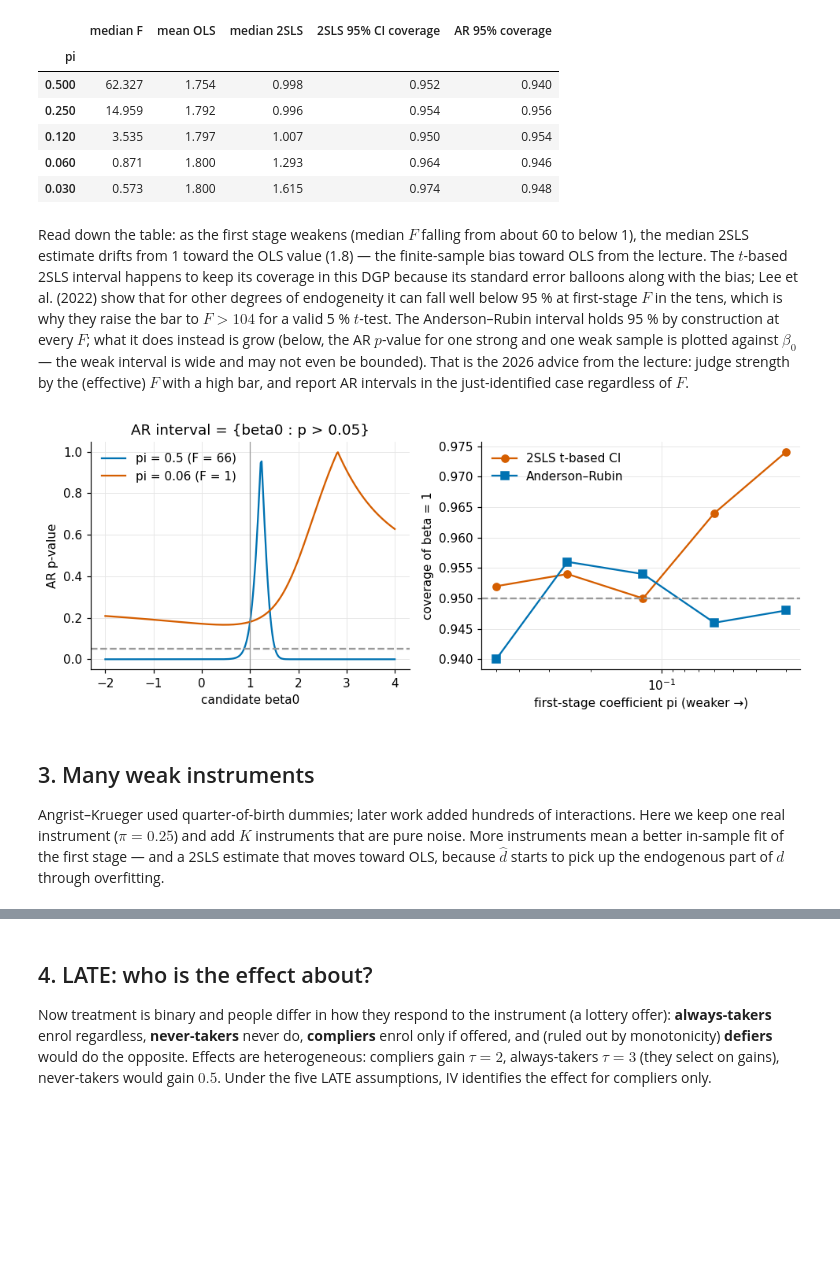
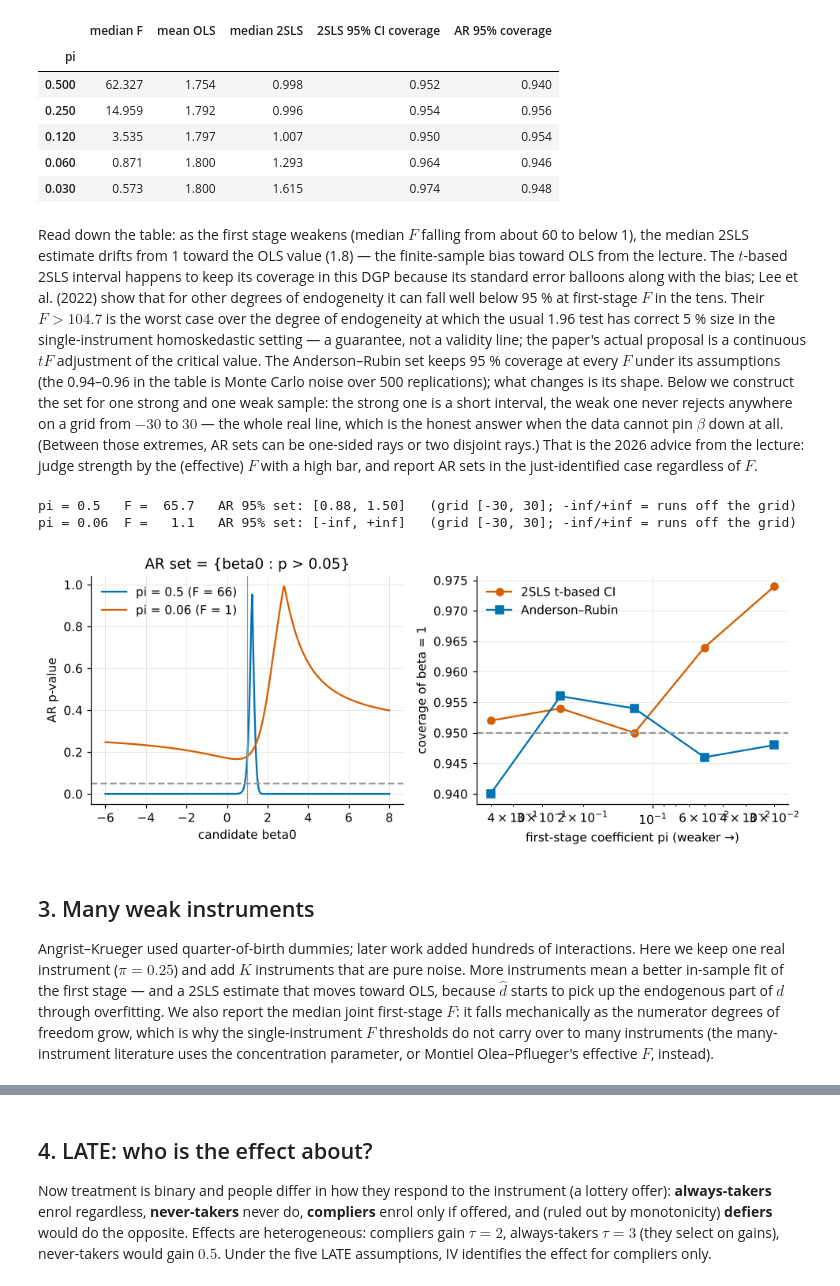
Before and after one commit to felixnoth/metrics-cgde, a Jupyter notebook: session-06-iv/instrumental_variables.ipynb, the cells around one changed output, grey strips where cells are left out. Cells and saved outputs as stored; diff of their text form; code cells hidden in the pictures; blank space fills up the shorter version.

Commit message:
Red-team pass on all six sessions: Gelbach DGP, AR confidence set, judge-clustered SEs, S5 wording and df correction, S1-3 minors, README/requirements

```diff
--- a/session-06-iv/instrumental_variables.ipynb
+++ b/session-06-iv/instrumental_variables.ipynb
@@ -41,17 +43,24 @@ plt.rcParams.update({"figure.dpi": 110, "axes.spines.top": False, "axes.spines.r
 def ols(y, X):
     return sm.OLS(np.asarray(y, float), sm.add_constant(np.asarray(X, float))).fit()
 
-def tsls(y, d, Z, X=None):
-    # 2SLS with instruments Z (n x k), optional exogenous controls X; returns (beta, se, first-stage F)
+def tsls(y, d, Z, X=None, groups=None):
+    # 2SLS with instruments Z (n x k), optional exogenous controls X; returns (beta, se, first-stage F).
+    # groups: cluster ids -> cluster-robust SE and cluster-robust first-stage F; otherwise homoskedastic.
     Xc = np.column_stack([np.ones(len(y))] + ([X] if X is not None else []))
     Zf = np.column_stack([Xc, Z])
-    fs = sm.OLS(d, Zf).fit()
+    k = Xc.shape[1]
+    fs = sm.OLS(d, Zf).fit()                                # first stage; F below is the conventional strength diagnostic
     d_hat = fs.fittedvalues
     W = np.column_stack([Xc, d]); What = np.column_stack([Xc, d_hat])
     b = np.linalg.solve(What.T @ W, What.T @ y)
     u = y - W @ b
-    V = (u @ u / (len(y) - W.shape[1])) * np.linalg.inv(What.T @ What)
-    k = Xc.shape[1]
+    A = np.linalg.inv(What.T @ What)
+    if groups is None:
+        V = (u @ u / (len(y) - W.shape[1])) * A
+    else:                                                   # cluster-robust sandwich, small-sample factor G/(G-1)
+        g = np.asarray(groups); G = len(np.unique(g))
+        meat = sum(np.outer(What[g == c].T @ u[g == c], What[g == c].T @ u[g == c]) for c in np.unique(g))
+        V = (G / (G - 1)) * A @ meat @ A
     F = fs.f_test(np.eye(Zf.shape[1])[k:]).fvalue
     return b[-1], np.sqrt(V[-1, -1]), float(F)
 # %% [markdown]
@@ -146,29 +157,54 @@ value (1.8) — the finite-sample bias toward OLS from the lecture. The
 $t$-based 2SLS interval happens to keep its coverage in this DGP because its
 standard error balloons along with the bias; Lee et al. (2022) show that for
 other degrees of endogeneity it can fall well below 95 % at first-stage $F$
-in the tens, which is why they raise the bar to $F > 104$ for a valid 5 %
-$t$-test. The Anderson–Rubin interval holds 95 % by construction at every
-$F$; what it does instead is grow (below, the AR $p$-value for one strong and
-one weak sample is plotted against $\beta_0$ — the weak interval is wide and
-may not even be bounded). That is the 2026 advice from the lecture: judge
-strength by the (effective) $F$ with a high bar, and report AR intervals in
-the just-identified case regardless of $F$.
+in the tens. Their $F > 104.7$ is the worst case over the degree of
+endogeneity at which the usual 1.96 test has correct 5 % size in the
+single-instrument homoskedastic setting — a guarantee, not a validity line;
+the paper's actual proposal is a continuous $tF$ adjustment of the critical
+value. The Anderson–Rubin set keeps 95 % coverage at every $F$ under its
+assumptions (the 0.94–0.96 in the table is Monte Carlo noise over 500
+replications); what changes is its shape. Below we construct the set for one
+strong and one weak sample: the strong one is a short interval, the weak one
+never rejects anywhere on a grid from $-30$ to $30$ — the whole real line,
+which is the honest answer when the data cannot pin $\beta$ down at all.
+(Between those extremes, AR sets can be one-sided rays or two disjoint
+rays.) That is the 2026 advice from
+the lecture: judge strength by the (effective) $F$ with a high bar, and
+report AR sets in the just-identified case regardless of $F$.
 # %%
+def ar_set(y, d, z, alpha=0.05, lo=-30, hi=30, step=0.02):
+    # Anderson-Rubin confidence set by test inversion on a grid; returns the accepted sub-intervals
+    grid = np.arange(lo, hi + step, step)
+    acc = np.array([ols(y - b0 * d, z).pvalues[1] > alpha for b0 in grid])
+    pieces, start = [], None
+    for g, a in zip(grid, acc):
+        if a and start is None: start = g
+        if not a and start is not None: pieces.append((start, g - step)); start = None
+    if start is not None: pieces.append((start, grid[-1]))
+    def fmt(a, b):
+        left = "-inf" if a <= lo + step / 2 else f"{a:.2f}"; right = "+inf" if b >= hi - step / 2 else f"{b:.2f}"
+        return f"[{left}, {right}]"
+    return " U ".join(fmt(a, b) for a, b in pieces) if pieces else "empty"
+
 fig, ax = plt.subplots(1, 2, figsize=(9, 3.6))
 for pi, c in zip([0.5, 0.06], [BLUE, VERMILLION]):
     df = iv_data(1000, pi=pi, rng=np.random.default_rng(7))
-    grid = np.linspace(-2, 4, 301)
+    F = tsls(df.y.values, df.d.values, df.z.values[:, None])[2]
+    print(f"pi = {pi:<5} F = {F:5.1f}   AR 95% set: {ar_set(df.y.values, df.d.values, df.z.values)}   (grid [-30, 30]; -inf/+inf = runs off the grid)")
+    grid = np.linspace(-6, 8, 351)
     pv = [ols(df.y - b0 * df.d, df.z).pvalues[1] for b0 in grid]
-    ax[0].plot(grid, pv, color=c, label=f"pi = {pi} (F = {tsls(df.y.values, df.d.values, df.z.values[:, None])[2]:.0f})")
+    ax[0].plot(grid, pv, color=c, label=f"pi = {pi} (F = {F:.0f})")
 ax[0].axhline(0.05, color=GREY, ls="--"); ax[0].axvline(1, color=GREY, lw=0.8)
-ax[0].set_xlabel("candidate beta0"); ax[0].set_ylabel("AR p-value"); ax[0].set_title("AR interval = {beta0 : p > 0.05}"); ax[0].legend(frameon=False)
+ax[0].set_xlabel("candidate beta0"); ax[0].set_ylabel("AR p-value"); ax[0].set_title("AR set = {beta0 : p > 0.05}"); ax[0].legend(frameon=False)
 ax[1].plot(weak.index, weak["2SLS 95% CI coverage"], "o-", color=VERMILLION, label="2SLS t-based CI")
 ax[1].plot(weak.index, weak["AR 95% coverage"], "s-", color=BLUE, label="Anderson–Rubin")
 ax[1].axhline(0.95, color=GREY, ls="--"); ax[1].set_xscale("log"); ax[1].invert_xaxis()
 ax[1].set_xlabel("first-stage coefficient pi (weaker →)"); ax[1].set_ylabel("coverage of beta = 1"); ax[1].legend(frameon=False)
 plt.tight_layout(); plt.show()
 # %% [output]
+pi = 0.5   F =  65.7   AR 95% set: [0.88, 1.50]   (grid [-30, 30]; -inf/+inf = runs off the grid)
+pi = 0.06  F =   1.1   AR 95% set: [-inf, +inf]   (grid [-30, 30]; -inf/+inf = runs off the grid)
-[figure, old version]
+[figure, new version]
 # %% [markdown]
 ## 3. Many weak instruments
 
@@ -177,5 +213,10 @@ interactions. Here we keep one real instrument ($\pi = 0.25$) and add $K$
 instruments that are pure noise. More instruments mean a better in-sample fit
 of the first stage — and a 2SLS estimate that moves toward OLS, because
 $\hat d$ starts to pick up the endogenous part of $d$ through overfitting.
+We also report the median joint first-stage $F$: it falls mechanically as
+the numerator degrees of freedom grow, which is why the single-instrument
+$F$ thresholds do not carry over to many instruments (the many-instrument
+literature uses the concentration parameter, or Montiel Olea–Pflueger's
+effective $F$, instead).
 # %%
 def many_weak(K, n=1000, reps=300, rng=rng):
```
Also changed, not shown: parts of 7 cells of this notebook, 8 other files.
